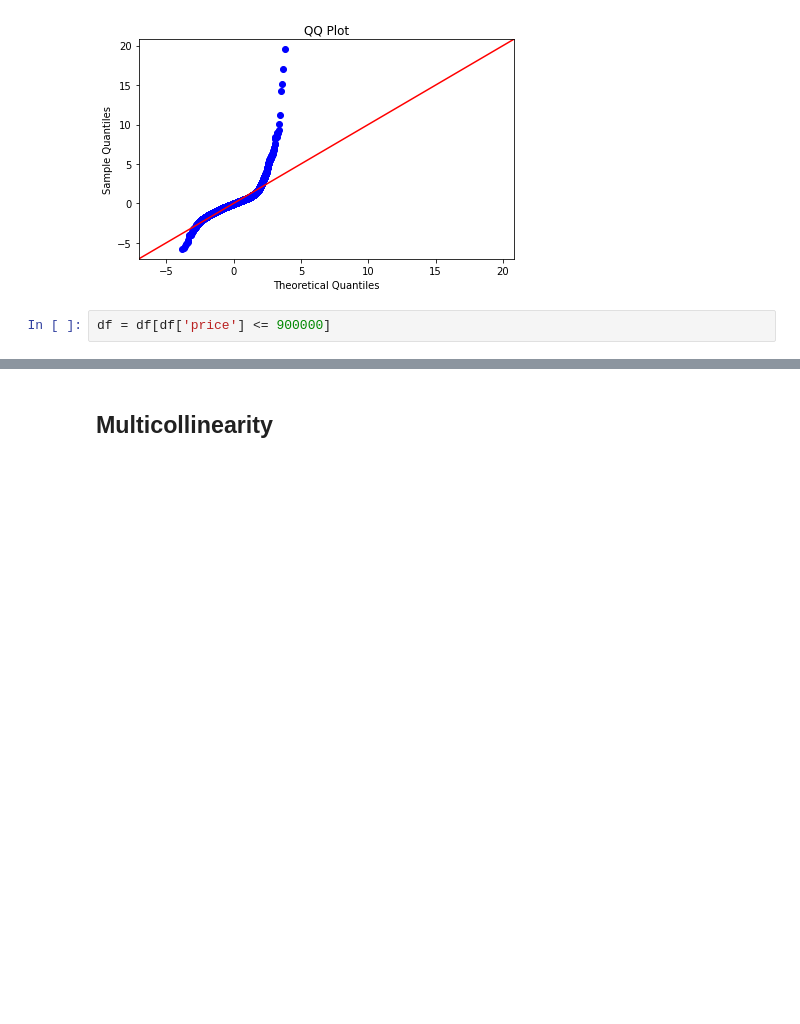
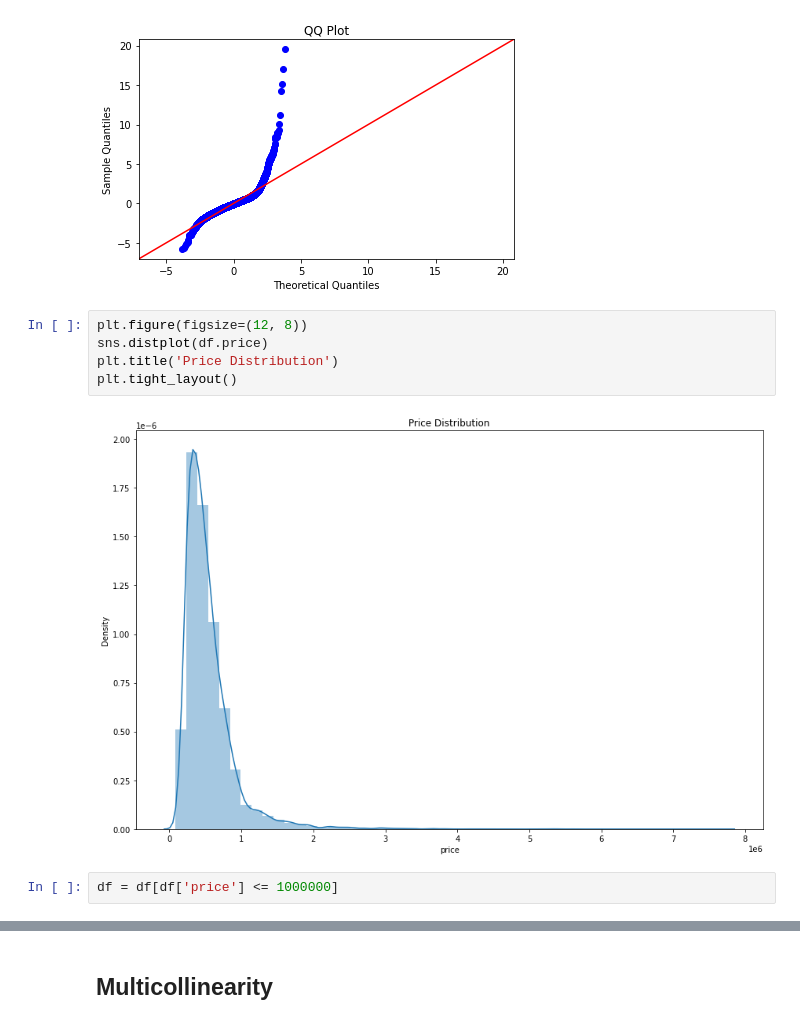
Before and after one commit to justinweible/Housing_Data_Analysis, a Jupyter notebook: housing_model.ipynb, the cells around one changed output, grey strips where cells are left out. Saved outputs shown, nothing was run; the diff lists cells and outputs as text; blank space fills up the shorter version.

```diff
--- a/housing_model.ipynb
+++ b/housing_model.ipynb
@@ -274,8 +283,15 @@ plt.tight_layout()
 # %% [output]
 <Figure size 864x576 with 0 Axes>
 [figure]
+# %%
+plt.figure(figsize=(12, 8))
+sns.distplot(df.price)
+plt.title('Price Distribution')
+plt.tight_layout()
+# %% [output]
+[figure, added]
 # %%
-df = df[df['price'] <= 900000]
+df = df[df['price'] <= 1000000]
 # %%
 plt.figure(figsize=(12, 8))
 sns.distplot(df.price)
```
Also changed, not shown: parts of 15 cells of this notebook, 1 other file.
